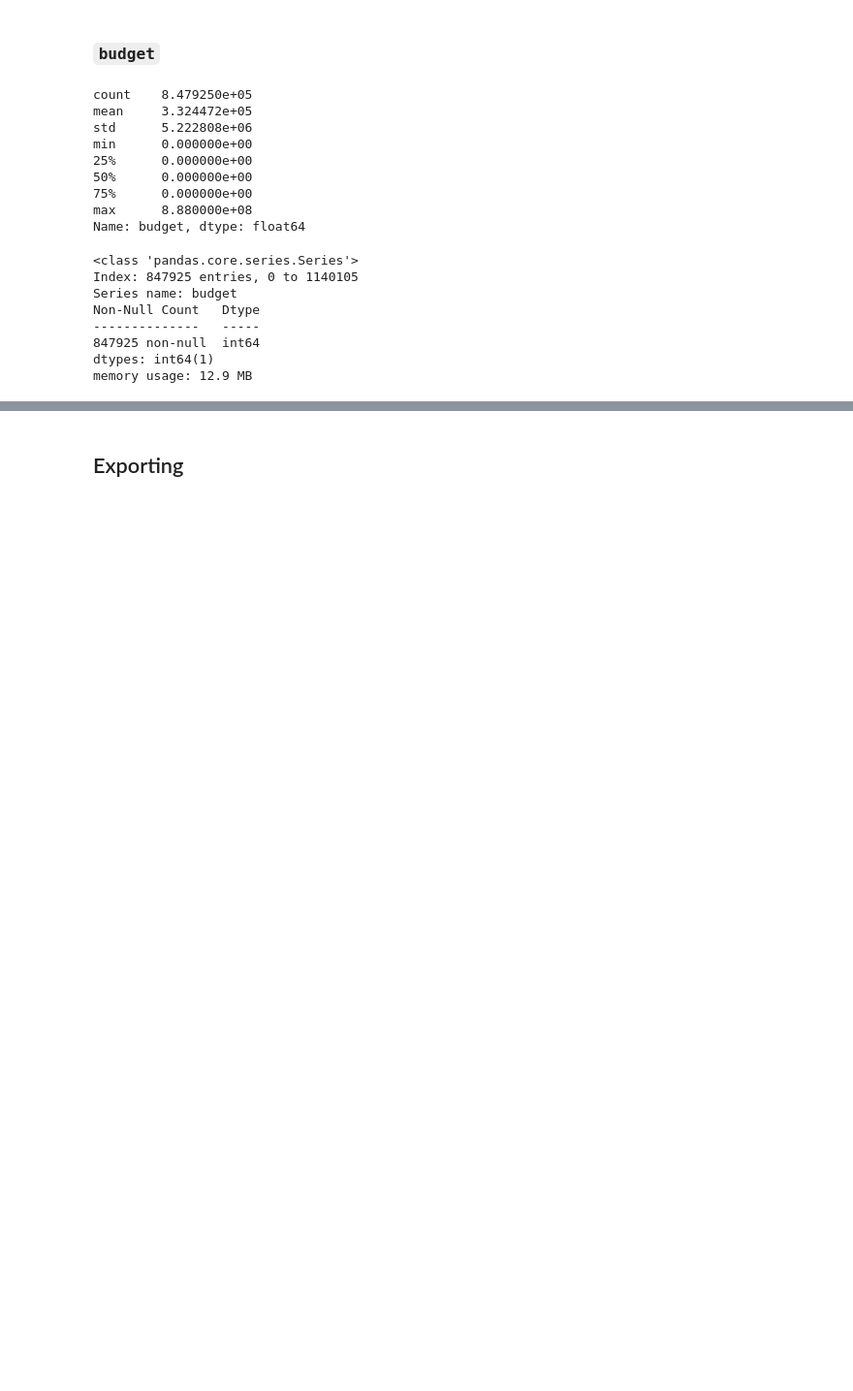
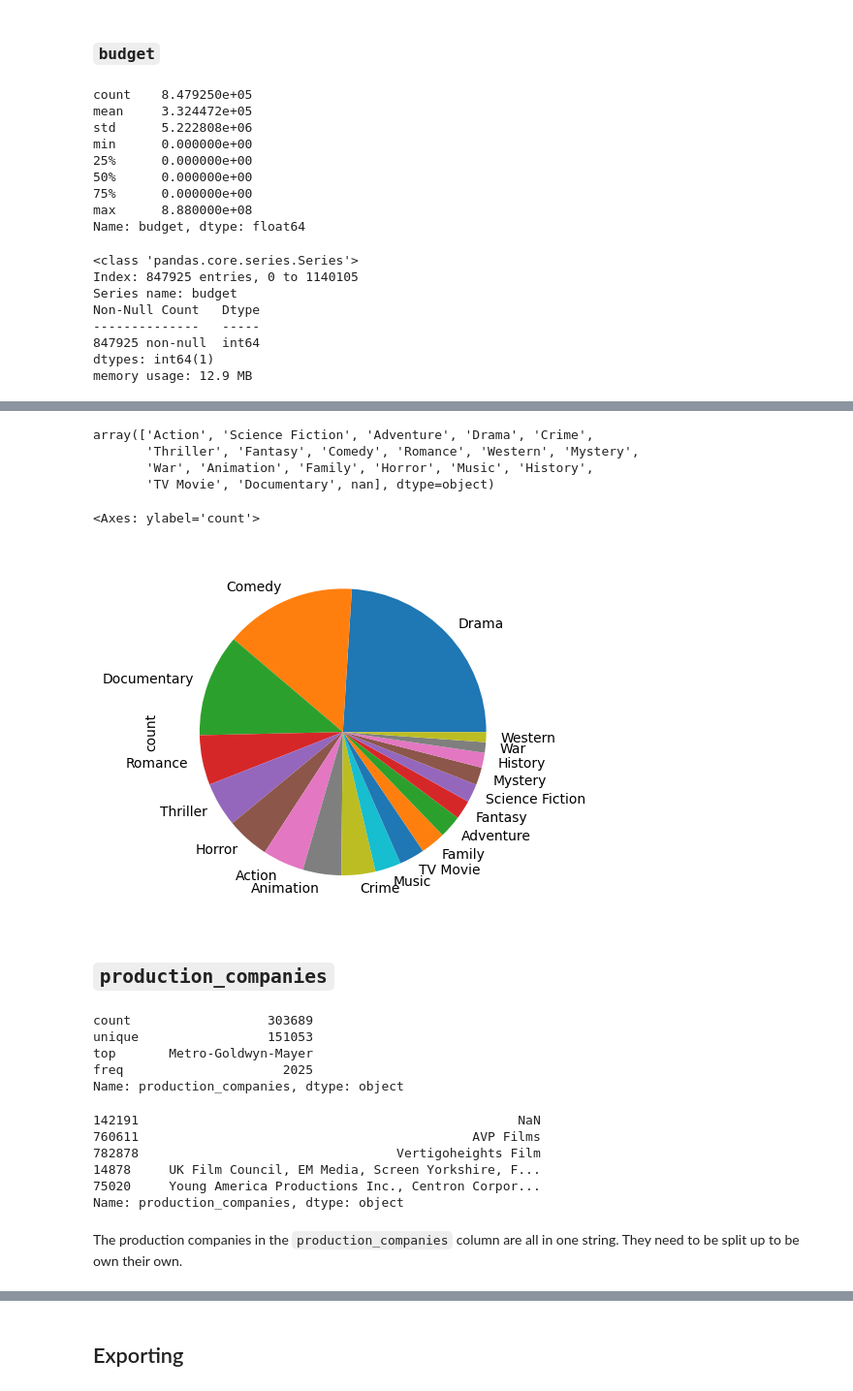
Before and after one commit to KiwiFlavorBepis/FilmFinder, a Jupyter notebook: Data/Data Cleaning/Data_Cleaning.ipynb, the cells around one changed output, grey strips where cells are left out. Shown: that part at 97% size. Drawn from its saved outputs; the diff is of its cells as text; code cells hidden in the pictures; blank space fills up the shorter version.

```diff
--- a/Data/Data Cleaning/Data_Cleaning.ipynb
+++ b/Data/Data Cleaning/Data_Cleaning.ipynb
@@ -404,0 +619,2 @@ memory usage: 12.9 MB
+# %%
+data.genres = data.genres.apply(lambda genres: [genre.strip() for genre in genres.split(',')] if isinstance(genres, str) else genres)
@@ -404,0 +642,34 @@ memory usage: 12.9 MB
+# %%
+genre_list = data.genres.explode()
+genre_list.unique()
+# %% [output]
+array(['Action', 'Science Fiction', 'Adventure', 'Drama', 'Crime',
+       'Thriller', 'Fantasy', 'Comedy', 'Romance', 'Western', 'Mystery',
+       'War', 'Animation', 'Family', 'Horror', 'Music', 'History',
+       'TV Movie', 'Documentary', nan], dtype=object)
+# %%
+genre_list.value_counts().plot.pie()
+# %% [output]
+<Axes: ylabel='count'>
+[figure, added]
+# %% [markdown]
+## `production_companies`
+# %%
+data.production_companies.describe()
+# %% [output]
+count                  303689
+unique                 151053
+top       Metro-Goldwyn-Mayer
+freq                     2025
+Name: production_companies, dtype: object
+# %%
+data.production_companies.sample(5)
+# %% [output]
+142191                                                  NaN
+760611                                            AVP Films
+782878                                  Vertigoheights Film
+14878     UK Film Council, EM Media, Screen Yorkshire, F...
+75020     Young America Productions Inc., Centron Corpor...
+Name: production_companies, dtype: object
+# %% [markdown]
+The production companies in the `production_companies` column are all in one string. They need to be split up to be own their own.
```
Also changed, not shown: parts of 68 cells of this notebook.
